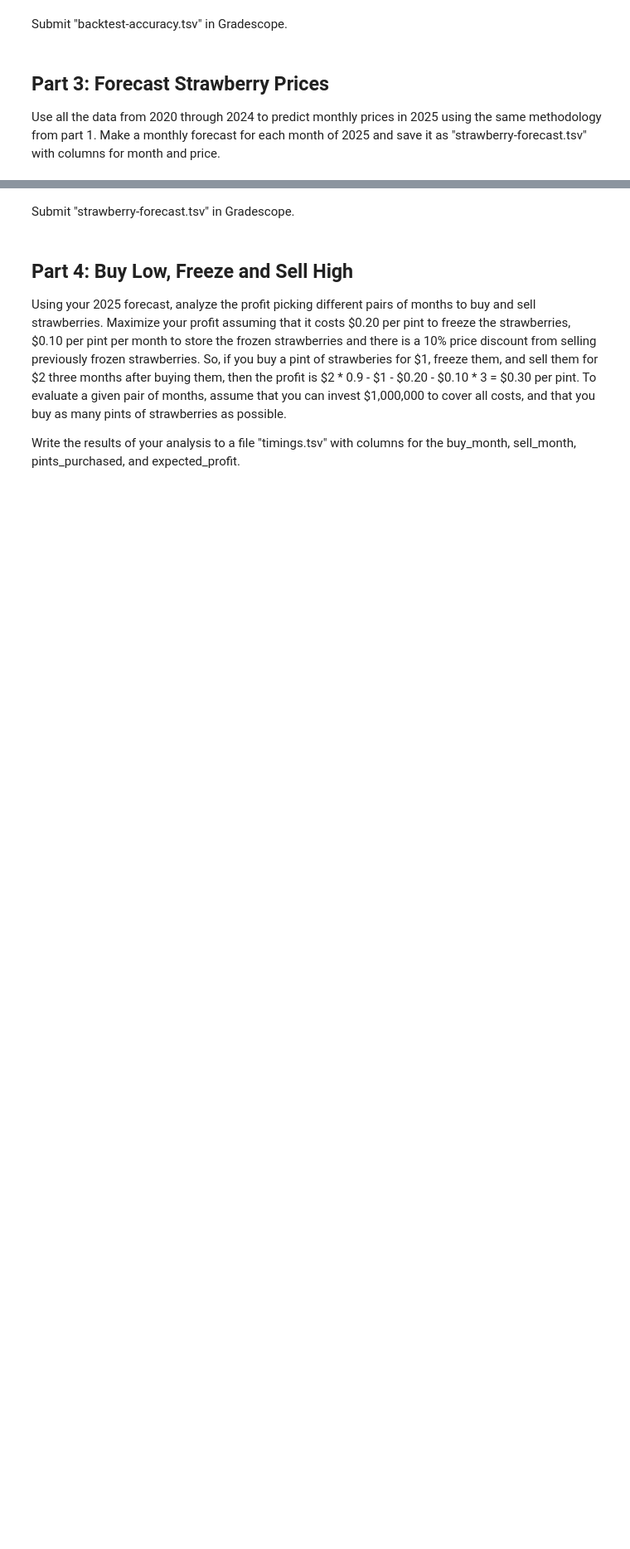
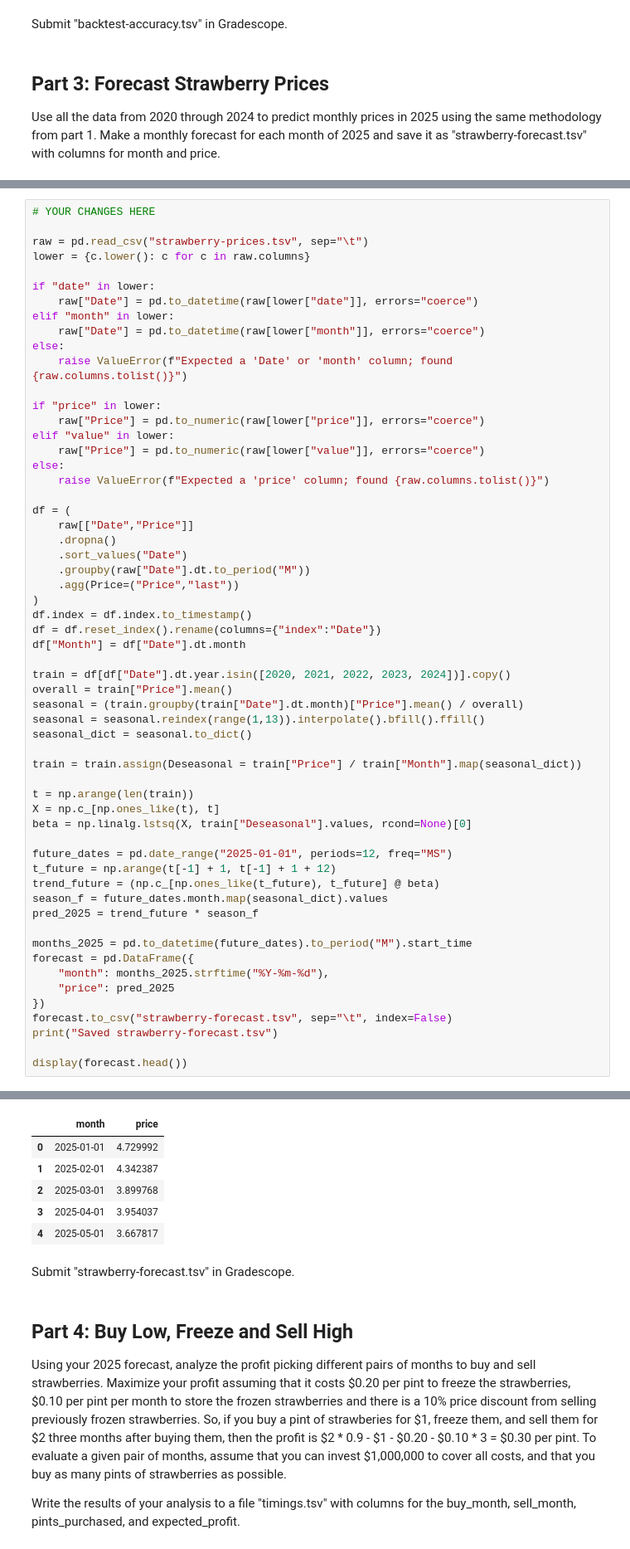
Before and after one commit to acasas11/dx704-project-02, a Jupyter notebook: project.ipynb, the cells around one changed output, grey strips where cells are left out. Shown at 83% size. Cells and saved outputs as stored; diff of their text form; blank space fills up the shorter version.

```diff
--- a/project.ipynb
+++ b/project.ipynb
@@ -342,0 +193,59 @@ Yearly averages (last 5 years):
+# %%
+# YOUR CHANGES HERE
+
+raw = pd.read_csv("strawberry-prices.tsv", sep="\t")
+lower = {c.lower(): c for c in raw.columns}
+
+if "date" in lower:
+    raw["Date"] = pd.to_datetime(raw[lower["date"]], errors="coerce")
+elif "month" in lower:
+    raw["Date"] = pd.to_datetime(raw[lower["month"]], errors="coerce")
+else:
+    raise ValueError(f"Expected a 'Date' or 'month' column; found {raw.columns.tolist()}")
+
+if "price" in lower:
+    raw["Price"] = pd.to_numeric(raw[lower["price"]], errors="coerce")
+elif "value" in lower:
+    raw["Price"] = pd.to_numeric(raw[lower["value"]], errors="coerce")
+else:
+    raise ValueError(f"Expected a 'price' column; found {raw.columns.tolist()}")
+
+df = (
+    raw[["Date","Price"]]
+    .dropna()
+    .sort_values("Date")
+    .groupby(raw["Date"].dt.to_period("M"))
+    .agg(Price=("Price","last"))
+)
+df.index = df.index.to_timestamp()
+df = df.reset_index().rename(columns={"index":"Date"})
+df["Month"] = df["Date"].dt.month
+
+train = df[df["Date"].dt.year.isin([2020, 2021, 2022, 2023, 2024])].copy()
+overall = train["Price"].mean()
+seasonal = (train.groupby(train["Date"].dt.month)["Price"].mean() / overall)
+seasonal = seasonal.reindex(range(1,13)).interpolate().bfill().ffill()
+seasonal_dict = seasonal.to_dict()
+
+train = train.assign(Deseasonal = train["Price"] / train["Month"].map(seasonal_dict))
+
+t = np.arange(len(train))
+X = np.c_[np.ones_like(t), t]
+beta = np.linalg.lstsq(X, train["Deseasonal"].values, rcond=None)[0]
+
+future_dates = pd.date_range("2025-01-01", periods=12, freq="MS")
+t_future = np.arange(t[-1] + 1, t[-1] + 1 + 12)
+trend_future = (np.c_[np.ones_like(t_future), t_future] @ beta)
+season_f = future_dates.month.map(seasonal_dict).values
+pred_2025 = trend_future * season_f
+
+months_2025 = pd.to_datetime(future_dates).to_period("M").start_time
+forecast = pd.DataFrame({
+    "month": months_2025.strftime("%Y-%m-%d"),
+    "price": pred_2025
+})
+forecast.to_csv("strawberry-forecast.tsv", sep="\t", index=False)
+print("Saved strawberry-forecast.tsv")
+
+display(forecast.head())
+# %% [output]
@@ -343,3 +253,9 @@ Yearly averages (last 5 years):
+|  | month | price |
+| 0 | 2025-01-01 | 4.729992 |
+| 1 | 2025-02-01 | 4.342387 |
+| 2 | 2025-03-01 | 3.899768 |
+| 3 | 2025-04-01 | 3.954037 |
+| 4 | 2025-05-01 | 3.667817 |
 # %% [markdown]
 Submit "strawberry-forecast.tsv" in Gradescope.
 # %% [markdown]
```
Also changed, not shown: parts of 10 cells of this notebook, 2 other files.
